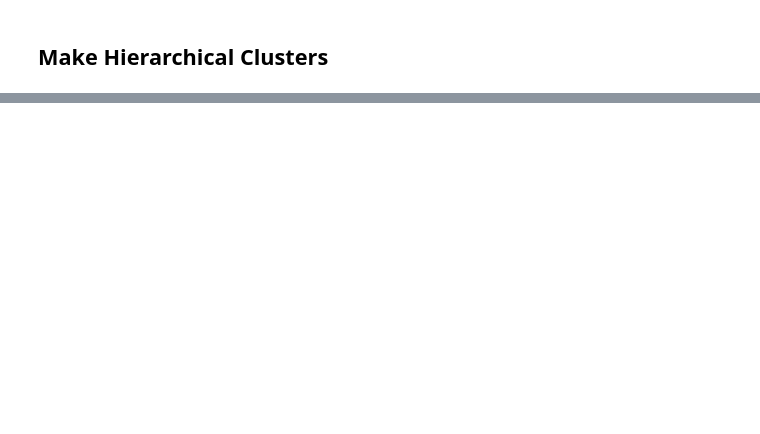
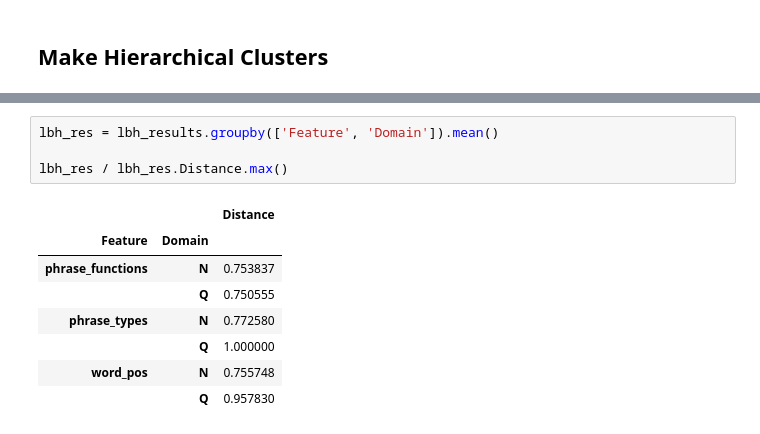
Before and after one commit to ETCBC/Probabilistic_Language_Change, a Jupyter notebook: analysis.ipynb, the cells around one changed output, grey strips where cells are left out. Drawn from its saved outputs; the diff is of its cells as text; blank space fills up the shorter version.

```diff
--- a/analysis.ipynb
+++ b/analysis.ipynb
@@ -570,0 +634,13 @@ hierarchy.dendrogram(Z,labels=mean_distance.columns, orientation = "right")
+# %%
+lbh_res = lbh_results.groupby(['Feature', 'Domain']).mean()
+
+lbh_res / lbh_res.Distance.max()
+# %% [output]
+|  |  | Distance |
+| Feature | Domain |  |
+| phrase_functions | N | 0.753837 |
+|  | Q | 0.750555 |
+| phrase_types | N | 0.772580 |
+|  | Q | 1.000000 |
+| word_pos | N | 0.755748 |
+|  | Q | 0.957830 |
```
Also changed, not shown: parts of 21 cells of this notebook, 1 other file.
